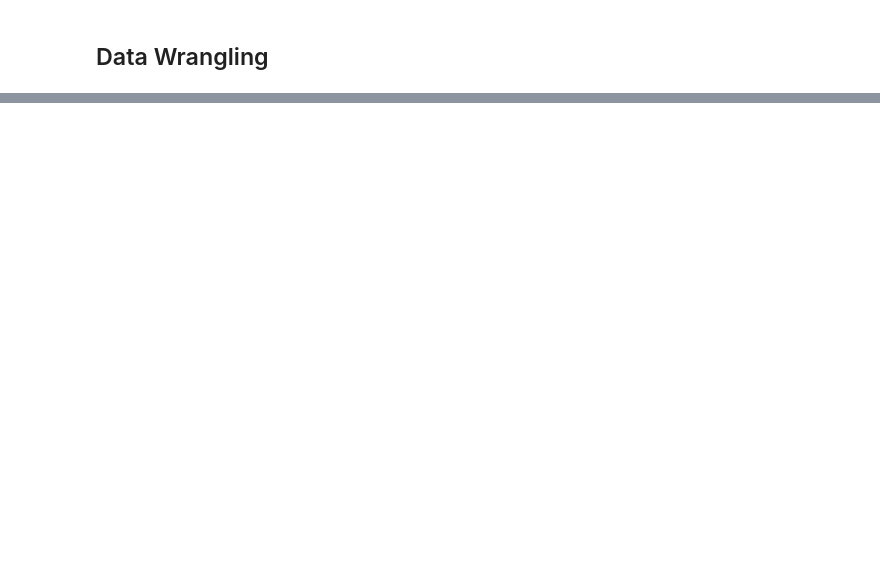
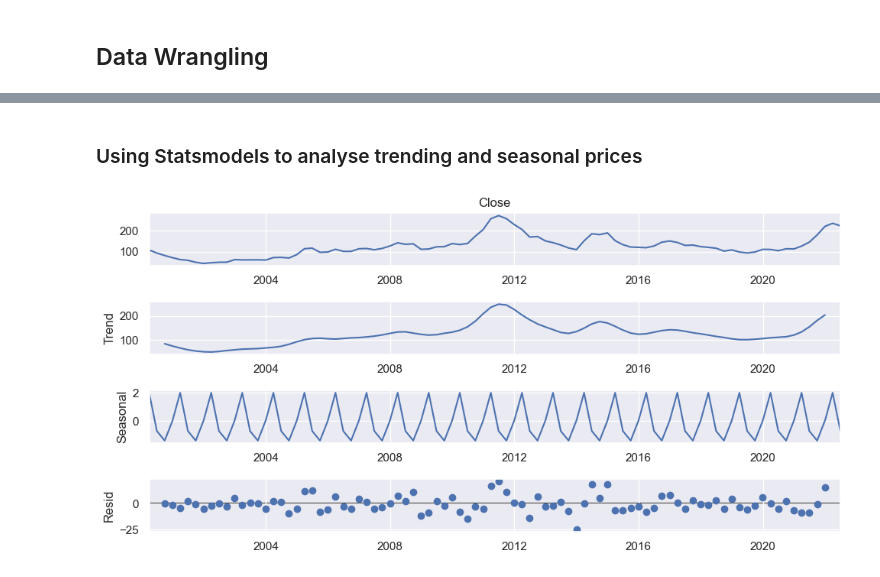
Before and after one commit to Final6/coffee-over-time, a Jupyter notebook: Codes/coffee_price_initial.ipynb, the cells around one changed output, grey strips where cells are left out. Saved outputs shown, nothing was run; the diff lists cells and outputs as text; code cells hidden in the pictures; blank space fills up the shorter version.

```diff
--- a/Codes/coffee_price_initial.ipynb
+++ b/Codes/coffee_price_initial.ipynb
@@ -103,0 +57,16 @@ AttributeError: 'Int64Index' object has no attribute 'year'
+# %% [markdown]
+### Using Statsmodels to analyse trending and seasonal prices
+# %%
+data_close_price = coffee.Close.resample('Q').mean()
+# %%
+decompose_result = seasonal_decompose(data_close_price, model = 'additive')
+
+## Systematic Components
+trend = decompose_result.trend
+seasonal = decompose_result.seasonal
+
+## Non-Systematic Components
+residual = decompose_result.resid
+decompose_result.plot();
+# %% [output]
+[figure, added]
```
Also changed, not shown: parts of 13 cells of this notebook, 1 other file.
